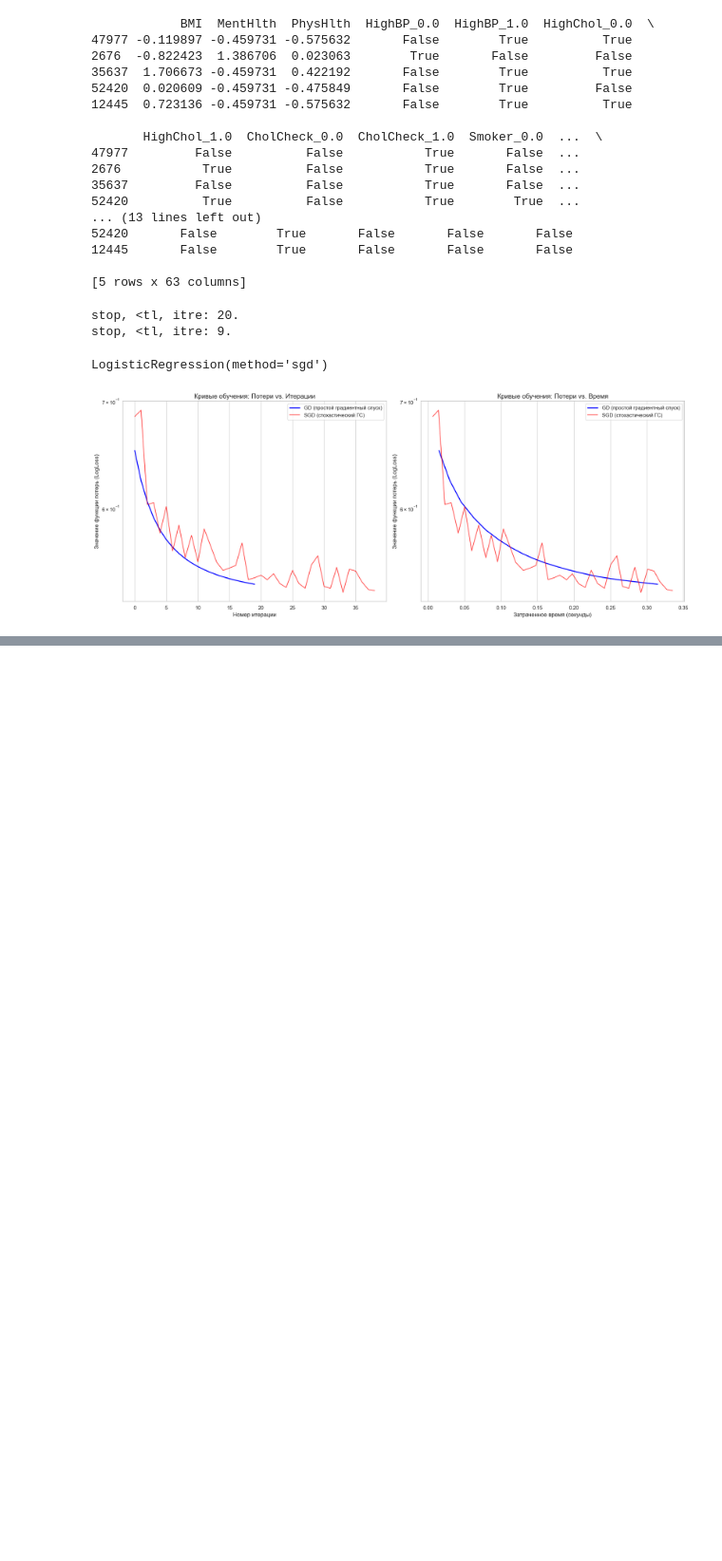
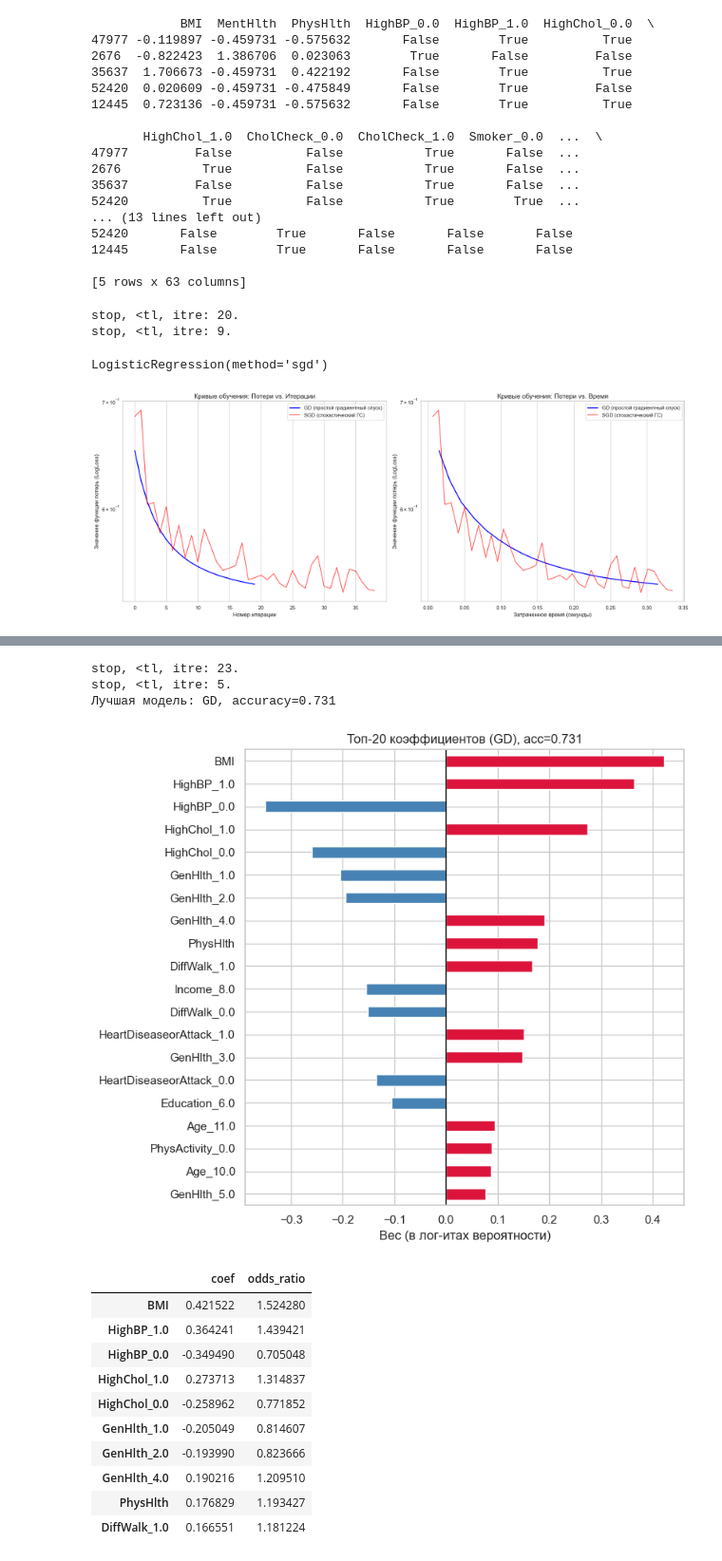
Before and after one commit to IvanNikulichev/log_regressor, a Jupyter notebook: log_reg.ipynb, the cells around one changed output, grey strips where cells are left out. Shown: that part at 95% size. Drawn from its saved outputs; the diff is of its cells as text; code cells hidden in the pictures; blank space fills up the shorter version.

Commit message:
Add the_best_log_reg_in_my_life

```diff
--- a/log_reg.ipynb
+++ b/log_reg.ipynb
@@ -477,0 +578,52 @@ plt.show()
+# %%
+import numpy as np
+import pandas as pd
+import matplotlib.pyplot as plt
+from sklearn.metrics import accuracy_score
+best_lr_gd  = learning_rate_list[int(np.argmax(accuracies_gd))]
+best_lr_sgd = learning_rate_list[int(np.argmax(accuracies_sgd))]
+
+model_gd_best = LogisticRegression(method="gd",  learning_rate=best_lr_gd/10.0,  max_iter= 100000, save_history=False)
+model_sgd_best= LogisticRegression(method="sgd", learning_rate=best_lr_sgd/10.0, max_iter=100000, save_history=False)
+
+model_gd_best.fit(X_train, Y_train)
+model_sgd_best.fit(X_train, Y_train)
+
+acc_gd_best  = accuracy_score(Y_test, model_gd_best.predict(X_test))
+acc_sgd_best = accuracy_score(Y_test, model_sgd_best.predict(X_test))
+
+best_name, best_model, best_acc = max(
+    [('GD', model_gd_best, acc_gd_best), ('SGD', model_sgd_best, acc_sgd_best)],
+    key=lambda x: x[2]
+)
+
+print(f'Лучшая модель: {best_name}, accuracy={best_acc:.3f}')
+coef_s = pd.Series(best_model.coef_, index=X_train.columns)
+top_n = 20
+top = coef_s.reindex(coef_s.abs().sort_values(ascending=False).index)[:top_n]
+
+plt.figure(figsize=(8, max(6, top_n*0.35)))
+colors = ['crimson' if v>0 else 'steelblue' for v in top[::-1].values]
+top[::-1].plot(kind='barh', color=colors)
+plt.axvline(0, color='k', lw=1)
+plt.title(f'Топ-{top_n} коэффициентов ({best_name}), acc={best_acc:.3f}')
+plt.xlabel('Вес')
+plt.tight_layout()
+plt.show()
+pd.DataFrame({'coef': top, 'odds_ratio': np.exp(top)}).head(10)
+# %% [output]
+stop, <tl, itre: 23.
+stop, <tl, itre: 5.
+Лучшая модель: GD, accuracy=0.731
+[figure, added]
+|  | coef | odds_ratio |
+| BMI | 0.421522 | 1.524280 |
+| HighBP_1.0 | 0.364241 | 1.439421 |
+| HighBP_0.0 | -0.349490 | 0.705048 |
+| HighChol_1.0 | 0.273713 | 1.314837 |
+| HighChol_0.0 | -0.258962 | 0.771852 |
+| GenHlth_1.0 | -0.205049 | 0.814607 |
+| GenHlth_2.0 | -0.193990 | 0.823666 |
+| GenHlth_4.0 | 0.190216 | 1.209510 |
+| PhysHlth | 0.176829 | 1.193427 |
+| DiffWalk_1.0 | 0.166551 | 1.181224 |
```
Also changed, not shown: parts of 3 cells of this notebook.
